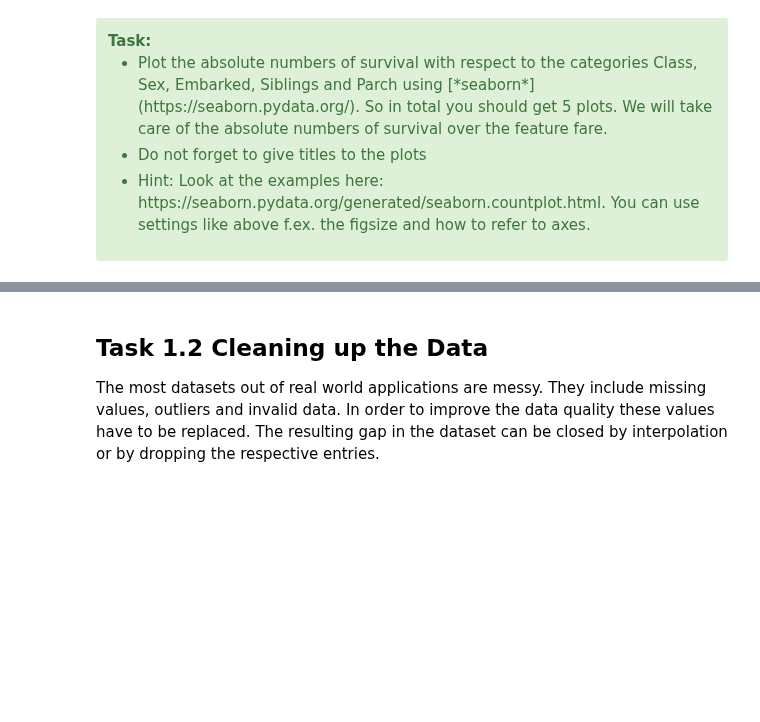
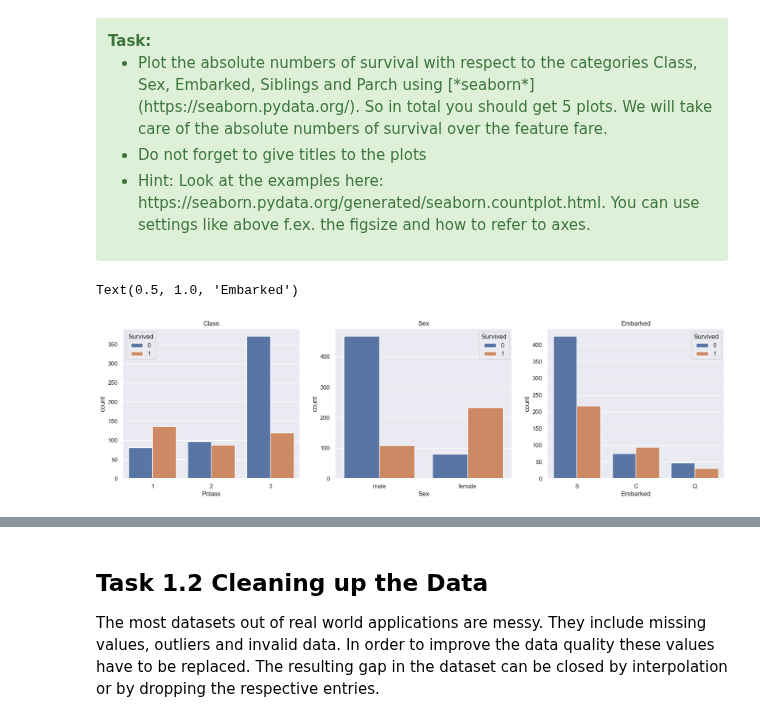
Before and after one commit to anton-seifert/LAMA, a Jupyter notebook: task-2-supervised-learning/Task 3.1 - Preparation.ipynb, the cells around one changed output, grey strips where cells are left out. Drawn from its saved outputs; the diff is of its cells as text; code cells hidden in the pictures; blank space fills up the shorter version.

```diff
--- a/task-2-supervised-learning/Task 3.1 - Preparation.ipynb
+++ b/task-2-supervised-learning/Task 3.1 - Preparation.ipynb
@@ -44,7 +44,8 @@ train: pd.DataFrame
 test: pd.DataFrame
 
 # STUDENT CODE HERE (1pt)
-
+train = pd.read_csv(filepath_or_buffer= "data/train.csv", delimiter = ",")
+test = pd.read_csv(filepath_or_buffer= "data/test.csv", delimiter= ",")
 # STUDENT CODE until HERE
 # %%
 # Combines both datasets in a list that can be iterated over in the following data preparation
@@ -176,3 +208,18 @@ ax[2].set_title('Total Passengers by Age')
+# %%
+# Plot the survival rate with respect to the Class, Sex and Embarked
+# STUDENT CODE HERE (2pt)
+figure, axs = plt.subplots(1,3,figsize=(20,5)) #figsize is in inches
+
+sns.countplot(data= train, x = "Pclass", ax= axs[0], hue= "Survived")
+axs[0].set_title("Class")
+sns.countplot(data= train, x = "Sex", ax= axs[1], hue= "Survived")
+axs[1].set_title("Sex")
+sns.countplot(data= train, x = "Embarked", ax= axs[2], hue= "Survived")
+axs[2].set_title("Embarked")
+# STUDENT CODE until HERE
+# %% [output]
+Text(0.5, 1.0, 'Embarked')
+[figure, added]
 # %%
 # Plot the survival rate with respect to the Siblings and Parch
 # STUDENT CODE HERE (1pt)
```
Also changed, not shown: parts of 24 cells of this notebook.
